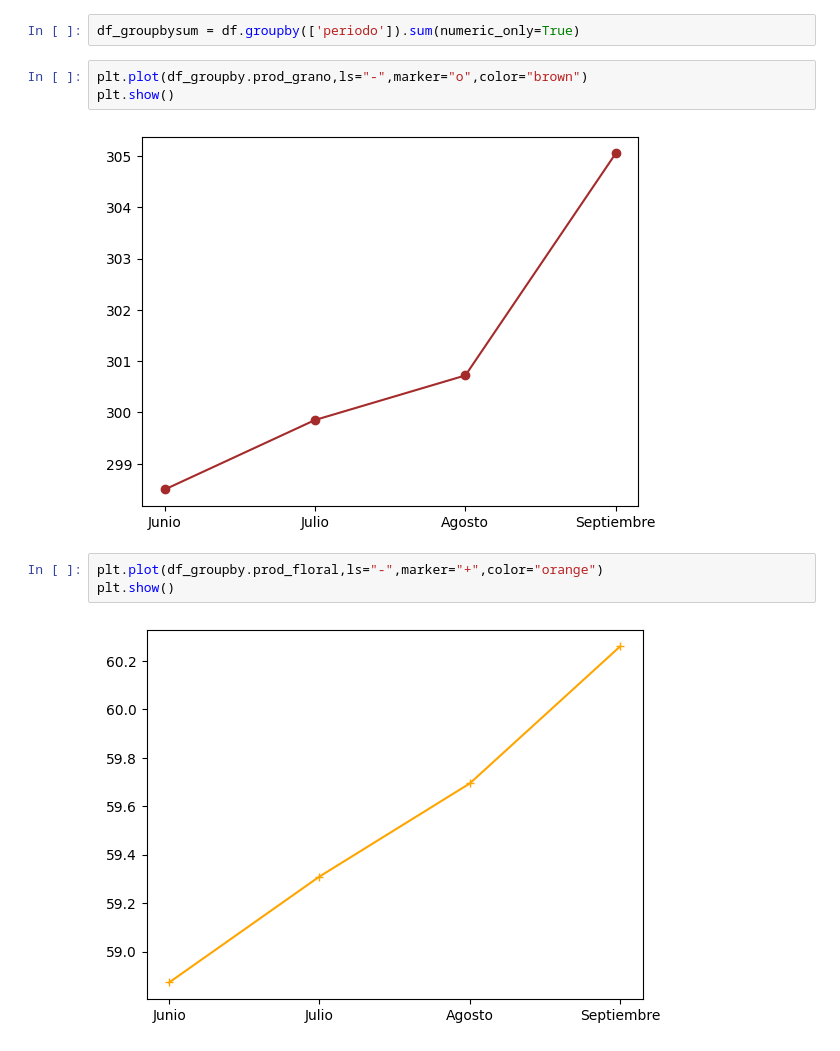
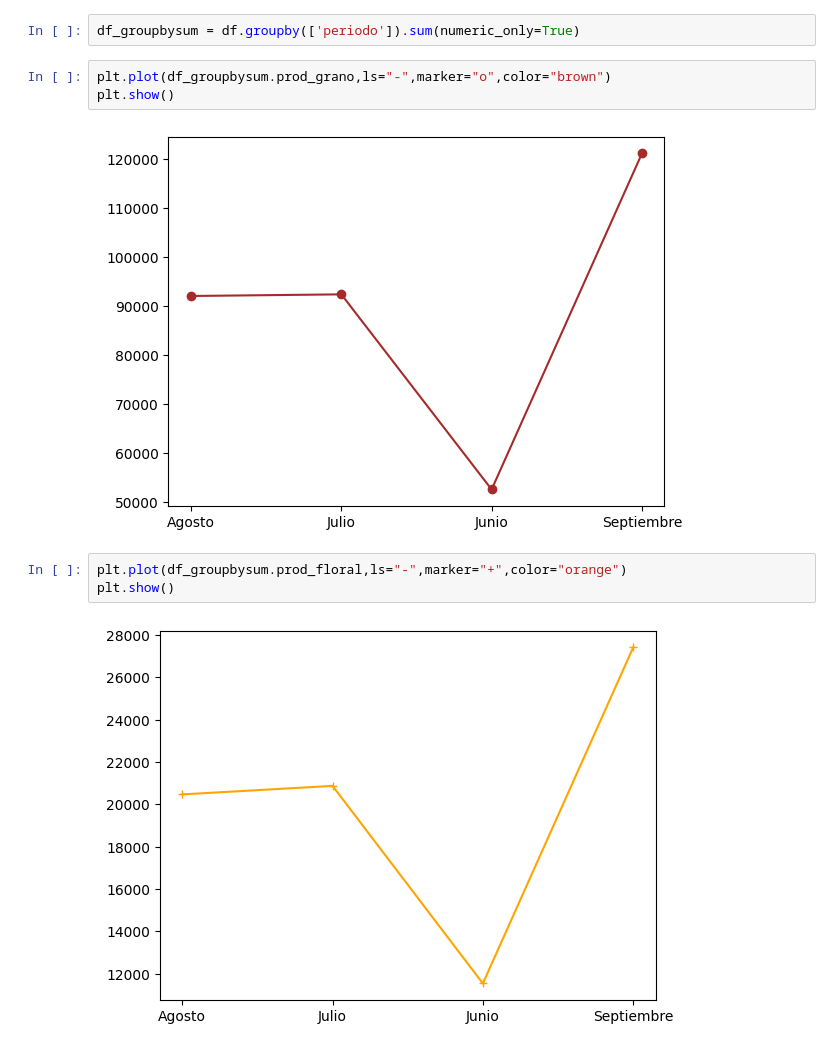
Before and after one commit to EmilianaSeltzer/Exercises_with_Pandas_Functions, a Jupyter notebook: Matplot_rice_graph.ipynb, the cells around one changed output. Saved outputs shown, nothing was run; the diff lists cells and outputs as text.

```diff
--- a/Matplot_rice_graph.ipynb
+++ b/Matplot_rice_graph.ipynb
@@ -90,12 +90,12 @@ plt.show()
 # %%
 df_groupbysum = df.groupby(['periodo']).sum(numeric_only=True)
 # %%
-plt.plot(df_groupby.prod_grano,ls="-",marker="o",color="brown")
+plt.plot(df_groupbysum.prod_grano,ls="-",marker="o",color="brown")
 plt.show()
 # %% [output]
-[figure, old version]
+[figure, new version]
 # %%
-plt.plot(df_groupby.prod_floral,ls="-",marker="+",color="orange")
+plt.plot(df_groupbysum.prod_floral,ls="-",marker="+",color="orange")
 plt.show()
 # %% [output]
-[figure, old version]
+[figure, new version]
```
Also changed, not shown: parts of 14 cells of this notebook.
